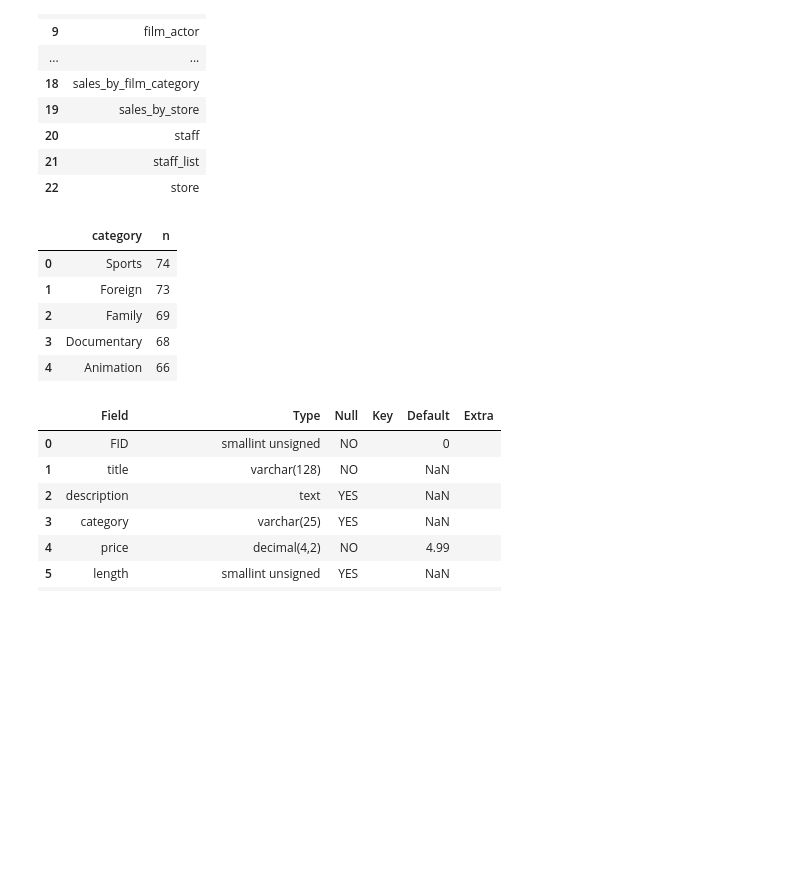
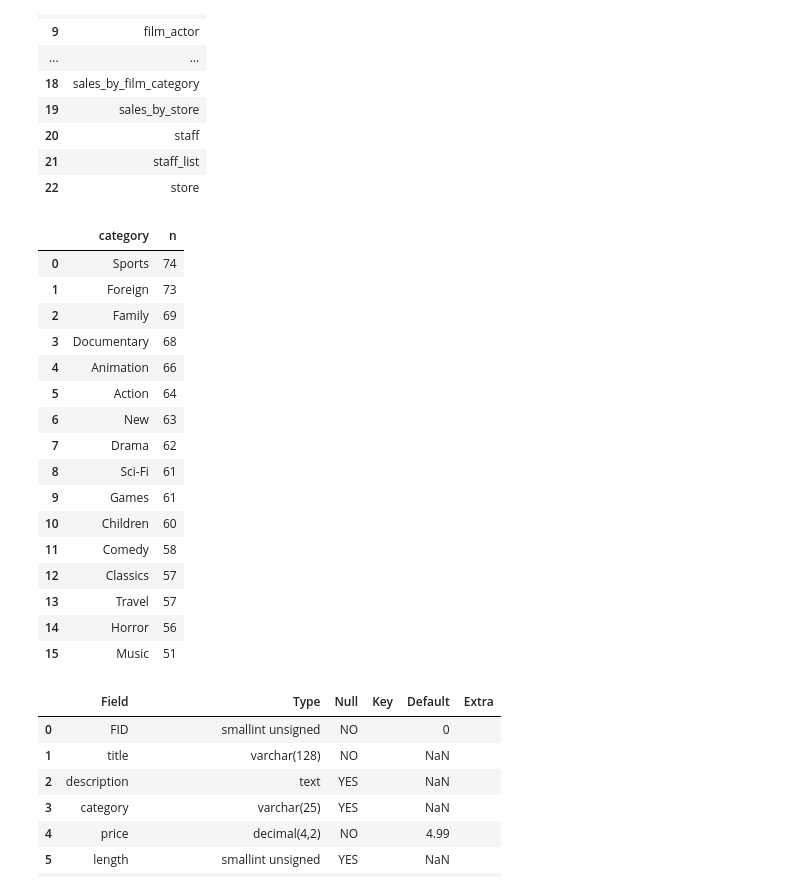
Before and after one commit to preciii7/practica_programacion, a Jupyter notebook: sql/ejercicios_sakila.ipynb, the cells around one changed output. Saved outputs shown, nothing was run; the diff lists cells and outputs as text; code cells hidden in the pictures; blank space fills up the shorter version.

```diff
--- a/sql/ejercicios_sakila.ipynb
+++ b/sql/ejercicios_sakila.ipynb
@@ -56,15 +56,25 @@ pd.read_sql("SHOW TABLES;", engine)
 | 21 | staff_list |
 | 22 | store |
 # %%
-df = pd.read_sql("SELECT category, COUNT(*) AS n FROM film_list GROUP BY category ORDER BY n DESC;", engine)
-df.head()
+pd.read_sql("SELECT category, COUNT(*) AS n FROM film_list GROUP BY category ORDER BY n DESC;", engine)
 # %% [output]
 |  | category | n |
 | 0 | Sports | 74 |
 | 1 | Foreign | 73 |
 | 2 | Family | 69 |
 | 3 | Documentary | 68 |
 | 4 | Animation | 66 |
+| 5 | Action | 64 |
+| 6 | New | 63 |
+| 7 | Drama | 62 |
+| 8 | Sci-Fi | 61 |
+| 9 | Games | 61 |
+| 10 | Children | 60 |
+| 11 | Comedy | 58 |
+| 12 | Classics | 57 |
+| 13 | Travel | 57 |
+| 14 | Horror | 56 |
+| 15 | Music | 51 |
 # %%
 pd.read_sql("DESCRIBE film_list;", engine)
 # %% [output]
```
Also changed, not shown: 1 other file.
